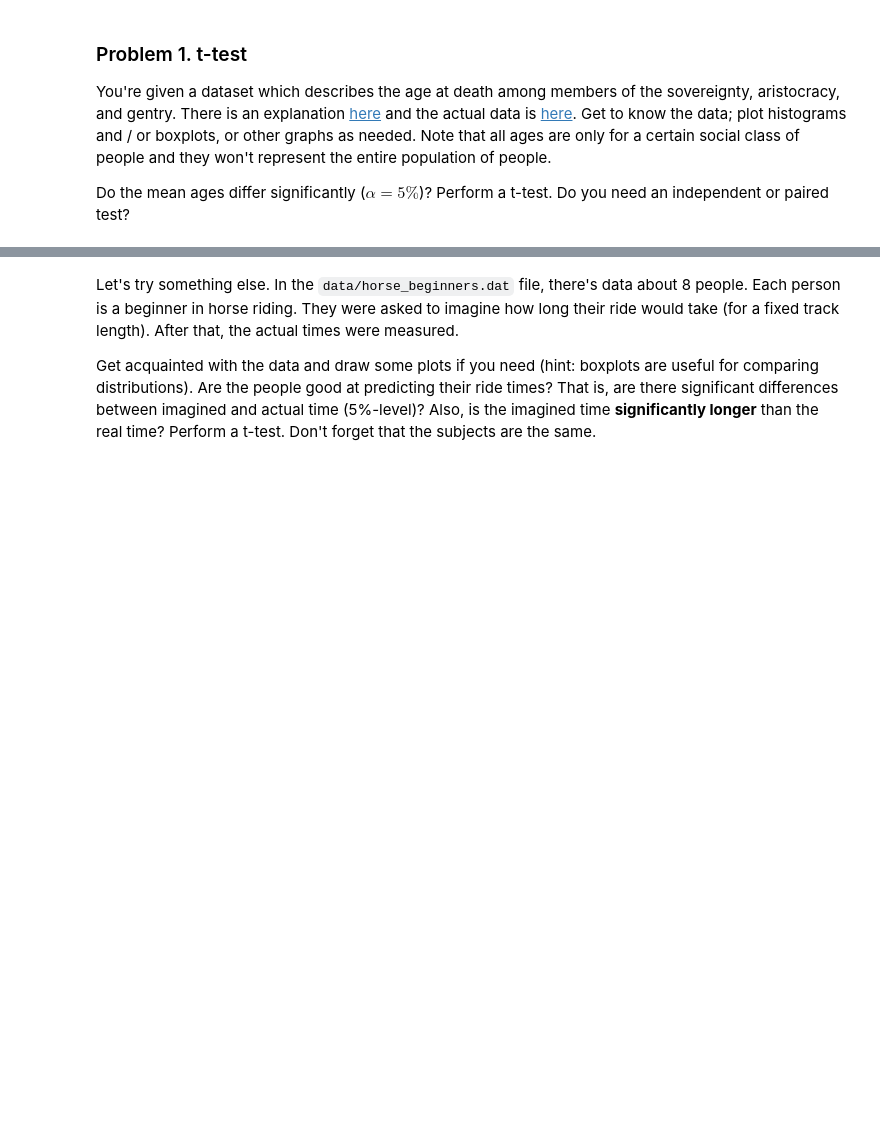
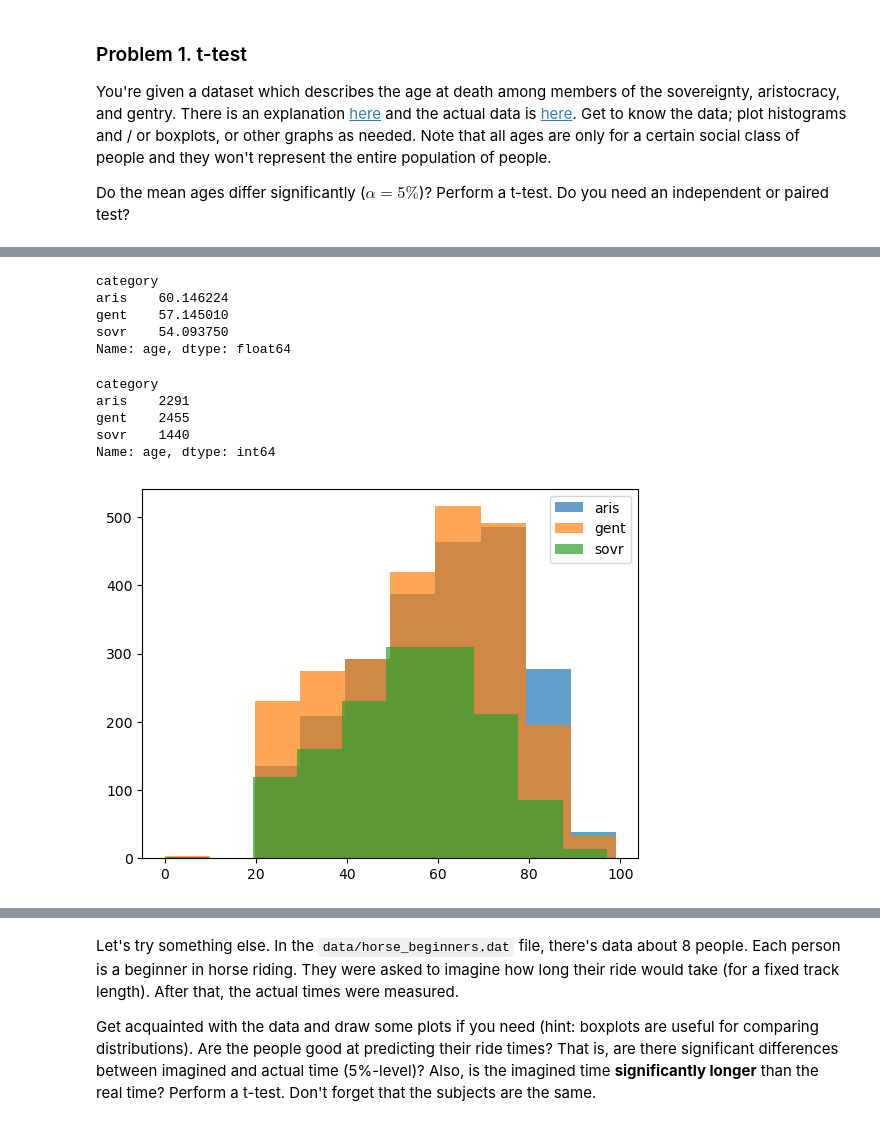
Before and after one commit to Kiril-Lazarov/Artificial-Intelligence, a Jupyter notebook: Math concepts/Hypothesis Testing Exercise.ipynb, the cells around one changed output, grey strips where cells are left out. Drawn from its saved outputs; the diff is of its cells as text; code cells hidden in the pictures; blank space fills up the shorter version.

```diff
--- a/Math concepts/Hypothesis Testing Exercise.ipynb
+++ b/Math concepts/Hypothesis Testing Exercise.ipynb
@@ -24,0 +24,6 @@ Do the mean ages differ significantly ($\alpha = 5\%$)? Perform a t-test. Do you
+# %%
+ages = pd.read_fwf("data/agedeath.dat", header = None)
+# %%
+ages.columns = ["category", "age", "index_within_category"]
+# %%
+ages = ages.drop(columns = ['index_within_category'])
@@ -24,0 +46,23 @@ Do the mean ages differ significantly ($\alpha = 5\%$)? Perform a t-test. Do you
+# %%
+ages.groupby("category")['age'].mean()
+# %% [output]
+category
+aris    60.146224
+gent    57.145010
+sovr    54.093750
+Name: age, dtype: float64
+# %%
+ages.groupby("category")['age'].size()
+# %% [output]
+category
+aris    2291
+gent    2455
+sovr    1440
+Name: age, dtype: int64
+# %%
+for category,group_data in ages.groupby("category"):
+    plt.hist(group_data["age"],alpha = 0.7, label = category)
+plt.legend()
+plt.show()
+# %% [output]
+[figure, added]
```
Also changed, not shown: parts of 16 cells of this notebook.
